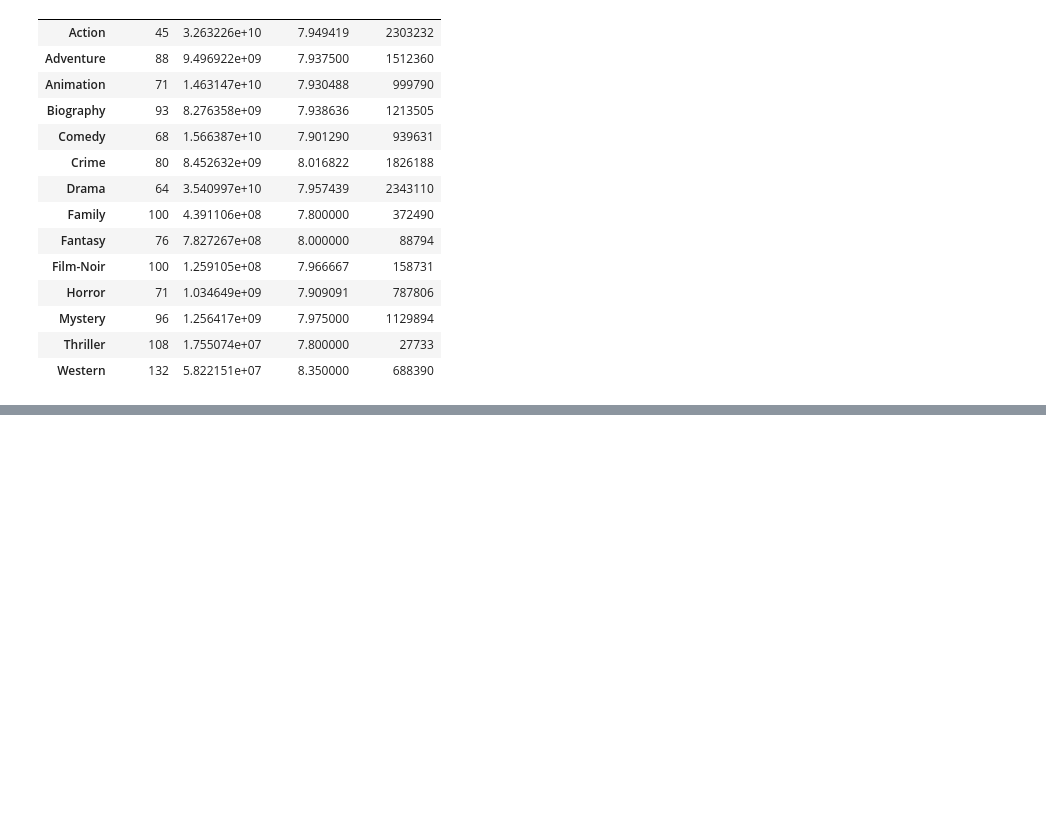
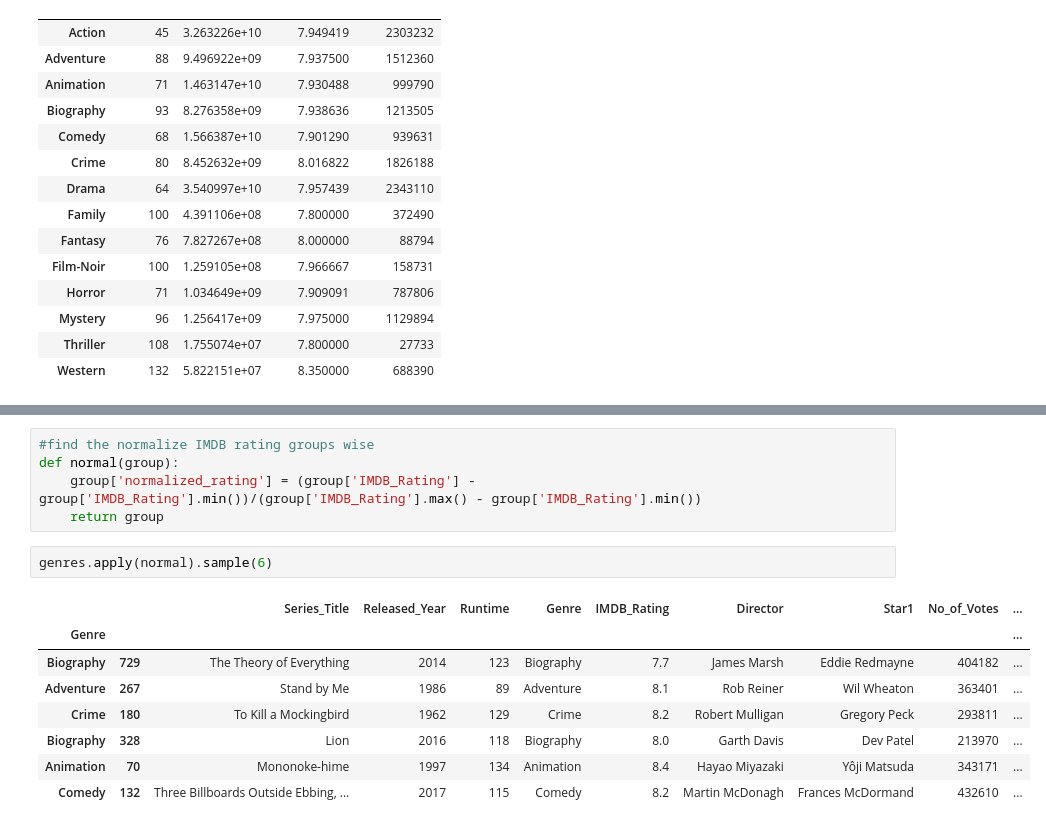
Before and after one commit to rushipatil1808/Python_Libraries, a Jupyter notebook: Pandas/GroupBY.ipynb, the cells around one changed output, grey strips where cells are left out. Cells and saved outputs as stored; diff of their text form; blank space fills up the shorter version.

Commit message:
Updated GroupBy notebooks

```diff
--- a/Pandas/GroupBY.ipynb
+++ b/Pandas/GroupBY.ipynb
@@ -191,0 +243,16 @@ genres.agg(
+# %%
+#find the normalize IMDB rating groups wise
+def normal(group):
+    group['normalized_rating'] = (group['IMDB_Rating'] - group['IMDB_Rating'].min())/(group['IMDB_Rating'].max() - group['IMDB_Rating'].min())
+    return group
+# %%
+genres.apply(normal).sample(6)
+# %% [output]
+|  |  | Series_Title | Released_Year | Runtime | Genre | IMDB_Rating | Director | Star1 | No_of_Votes | ... |
+| Genre |  |  |  |  |  |  |  |  |  | ... |
+| Biography | 729 | The Theory of Everything | 2014 | 123 | Biography | 7.7 | James Marsh | Eddie Redmayne | 404182 | ... |
+| Adventure | 267 | Stand by Me | 1986 | 89 | Adventure | 8.1 | Rob Reiner | Wil Wheaton | 363401 | ... |
+| Crime | 180 | To Kill a Mockingbird | 1962 | 129 | Crime | 8.2 | Robert Mulligan | Gregory Peck | 293811 | ... |
+| Biography | 328 | Lion | 2016 | 118 | Biography | 8.0 | Garth Davis | Dev Patel | 213970 | ... |
+| Animation | 70 | Mononoke-hime | 1997 | 134 | Animation | 8.4 | Hayao Miyazaki | Yôji Matsuda | 343171 | ... |
+| Comedy | 132 | Three Billboards Outside Ebbing, ... | 2017 | 115 | Comedy | 8.2 | Martin McDonagh | Frances McDormand | 432610 | ... |
```
Also changed, not shown: parts of 8 cells of this notebook, 1 other file.
